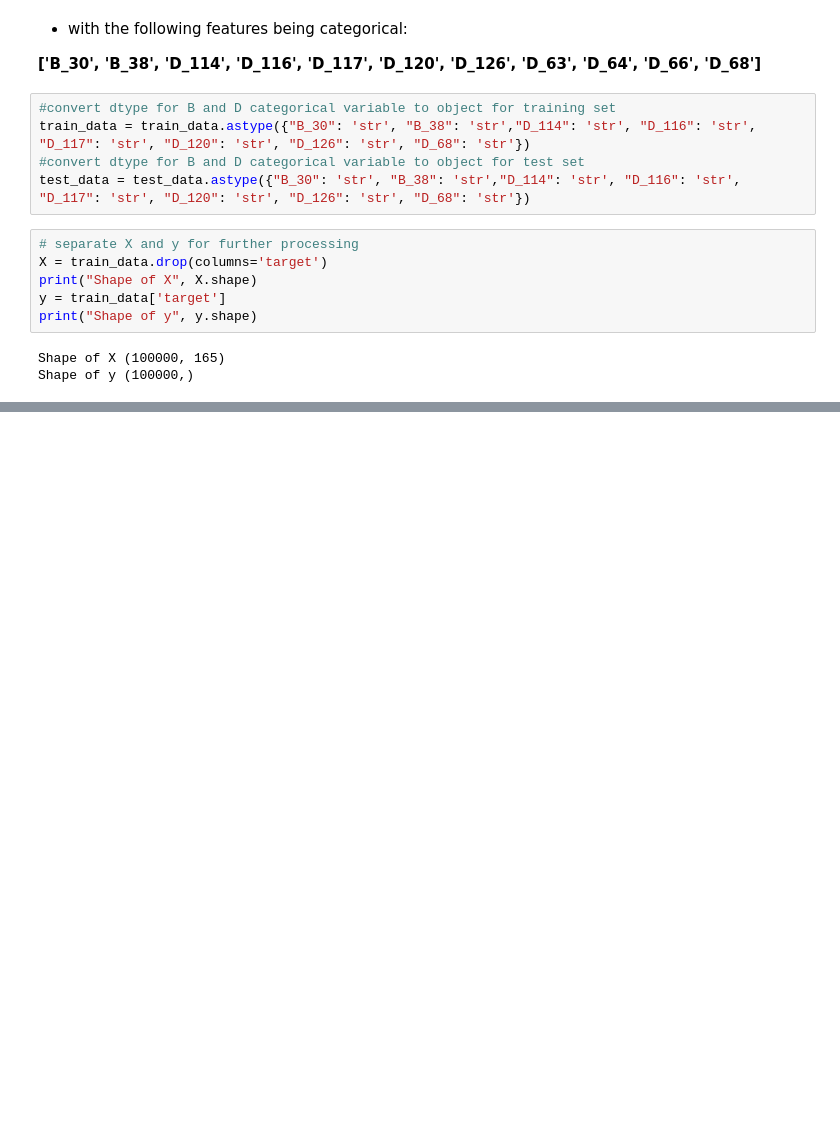
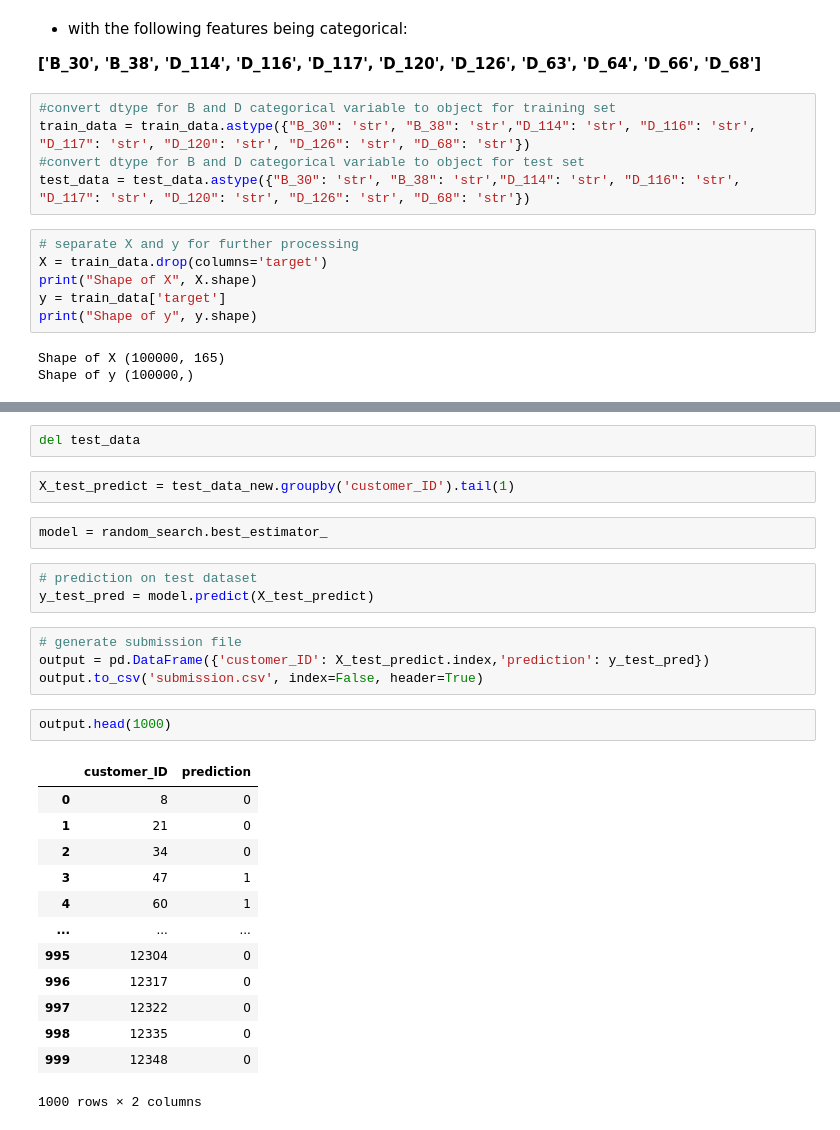
Before and after one commit to PratulG/KAGGLE, a Jupyter notebook: american-express-default-prediction.ipynb, the cells around one changed output, grey strips where cells are left out. Saved outputs shown, nothing was run; the diff lists cells and outputs as text; blank space fills up the shorter version.

Commit message:
Kaggle Notebook | American Express Default Prediction | Version 3

```diff
--- a/american-express-default-prediction.ipynb
+++ b/american-express-default-prediction.ipynb
@@ -345,0 +724,29 @@ Shape of y (100000,)
+# %%
+del test_data
+# %%
+X_test_predict = test_data_new.groupby('customer_ID').tail(1)
+# %%
+model = random_search.best_estimator_
+# %%
+# prediction on test dataset
+y_test_pred = model.predict(X_test_predict)
+# %%
+# generate submission file
+output = pd.DataFrame({'customer_ID': X_test_predict.index,'prediction': y_test_pred})
+output.to_csv('submission.csv', index=False, header=True)
+# %%
+output.head(1000)
+# %% [output]
+|  | customer_ID | prediction |
+| 0 | 8 | 0 |
+| 1 | 21 | 0 |
+| 2 | 34 | 0 |
+| 3 | 47 | 1 |
+| 4 | 60 | 1 |
+| ... | ... | ... |
+| 995 | 12304 | 0 |
+| 996 | 12317 | 0 |
+| 997 | 12322 | 0 |
+| 998 | 12335 | 0 |
+| 999 | 12348 | 0 |
+1000 rows × 2 columns
```
Also changed, not shown: parts of 31 cells of this notebook.
